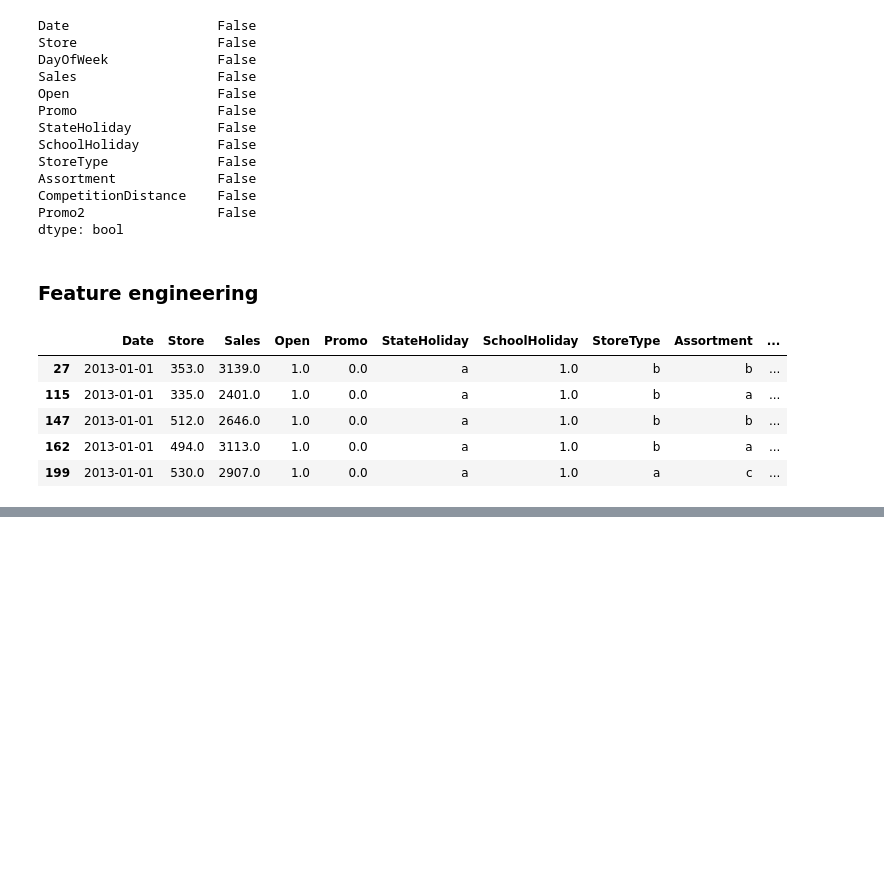
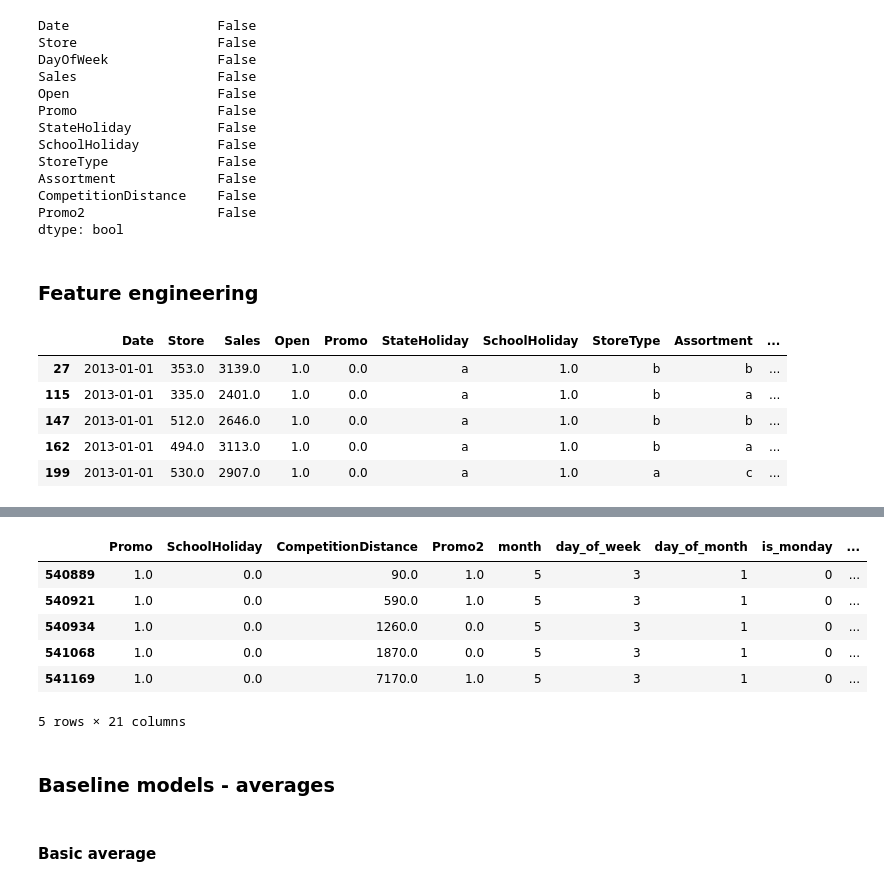
Before and after one commit to JohnEnev/DSR-competition-team1, a Jupyter notebook: notebooks/JE_models.ipynb, the cells around one changed output, grey strips where cells are left out. Cells and saved outputs as stored; diff of their text form; code cells hidden in the pictures; blank space fills up the shorter version.

```diff
--- a/notebooks/JE_models.ipynb
+++ b/notebooks/JE_models.ipynb
@@ -117,0 +126,2 @@ Name: Store, dtype: float64
+# %%
+df_test = df_test.drop('Open', axis=1)
@@ -117,0 +137,20 @@ Name: Store, dtype: float64
+# %%
+X_train = df_train.drop(['Date','Sales'], axis=1)
+y_train = df_train.loc[:, 'Sales']
+
+X_test = df_test.drop(['Date','Sales', 'Store'], axis=1)
+y_test = df_test.loc[:, 'Sales']
+# %%
+X_test.head()
+# %% [output]
+|  | Promo | SchoolHoliday | CompetitionDistance | Promo2 | month | day_of_week | day_of_month | is_monday | ... |
+| 540889 | 1.0 | 0.0 | 90.0 | 1.0 | 5 | 3 | 1 | 0 | ... |
+| 540921 | 1.0 | 0.0 | 590.0 | 1.0 | 5 | 3 | 1 | 0 | ... |
+| 540934 | 1.0 | 0.0 | 1260.0 | 0.0 | 5 | 3 | 1 | 0 | ... |
+| 541068 | 1.0 | 0.0 | 1870.0 | 0.0 | 5 | 3 | 1 | 0 | ... |
+| 541169 | 1.0 | 0.0 | 7170.0 | 1.0 | 5 | 3 | 1 | 0 | ... |
+5 rows × 21 columns
+# %% [markdown]
+### Baseline models - averages
+# %% [markdown]
+#### Basic average
```
Also changed, not shown: parts of 27 cells of this notebook, 1 other file.
